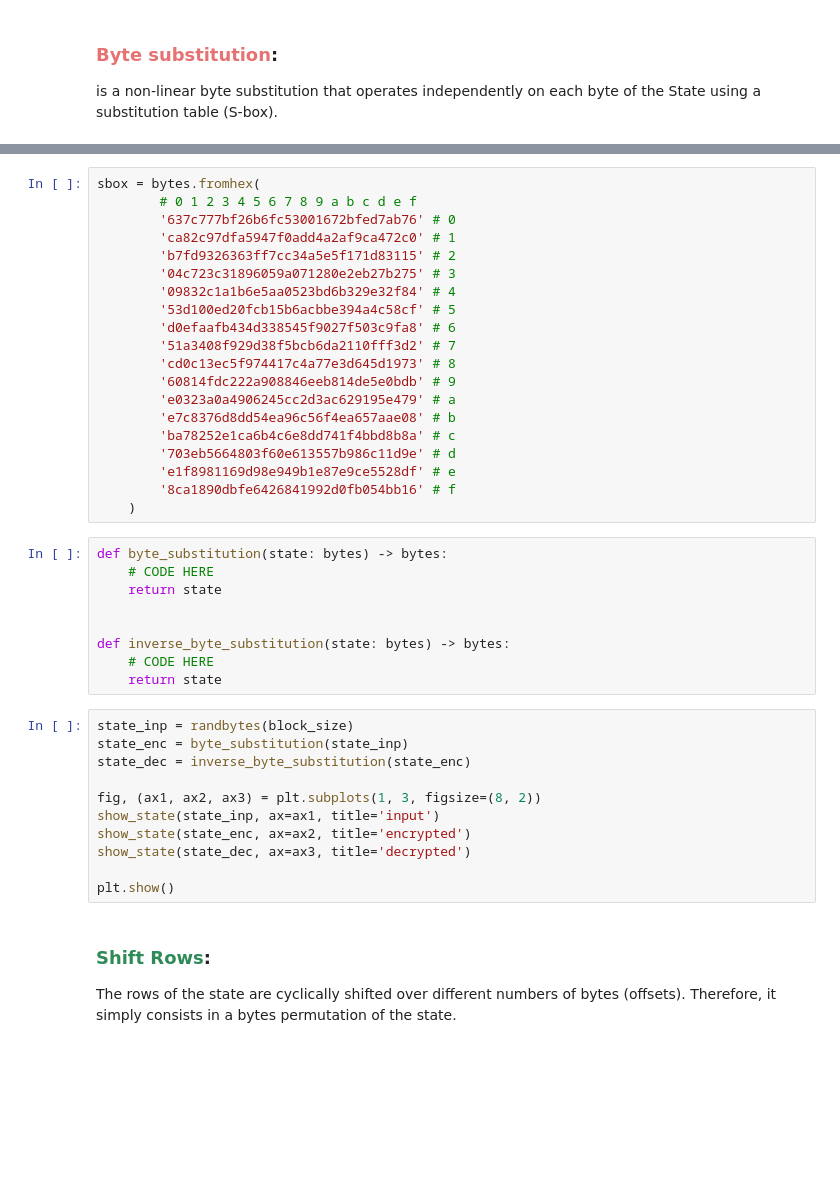
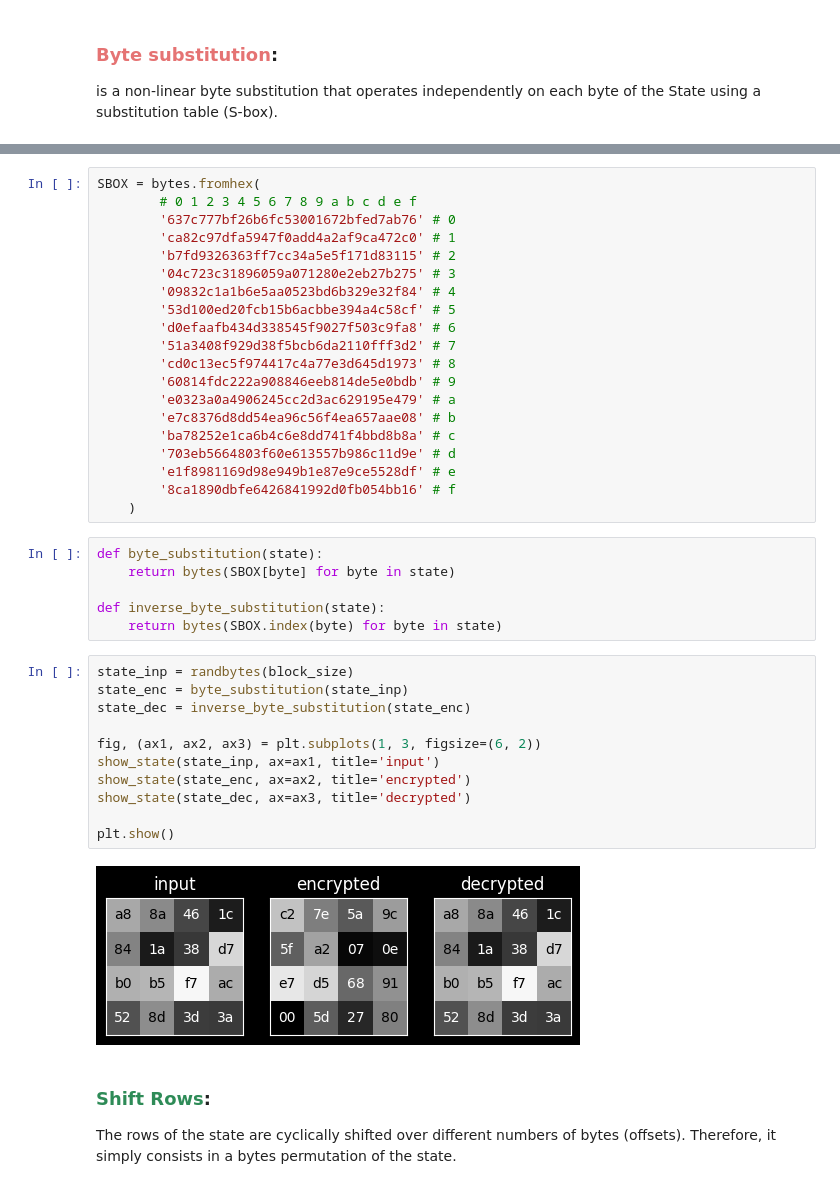
Before and after one commit to marchioa/security, a Jupyter notebook: notebooks/5-block-ciphers.ipynb, the cells around one changed output, grey strips where cells are left out. Saved outputs shown, nothing was run; the diff lists cells and outputs as text; blank space fills up the shorter version.

```diff
--- a/notebooks/5-block-ciphers.ipynb
+++ b/notebooks/5-block-ciphers.ipynb
@@ -136,7 +145,7 @@ is a non-linear byte substitution that operates independently on each byte of th
 # %% [markdown]
 ![Caption](images/byte_substitution.png)
 # %%
-sbox = bytes.fromhex(
+SBOX = bytes.fromhex(
         # 0 1 2 3 4 5 6 7 8 9 a b c d e f
         '637c777bf26b6fc53001672bfed7ab76' # 0
         'ca82c97dfa5947f0add4a2af9ca472c0' # 1
@@ -156,25 +165,24 @@ sbox = bytes.fromhex(
         '8ca1890dbfe6426841992d0fb054bb16' # f
     )
 # %%
-def byte_substitution(state: bytes) -> bytes:
-    # CODE HERE
-    return state
+def byte_substitution(state):
+    return bytes(SBOX[byte] for byte in state)
 
-
-def inverse_byte_substitution(state: bytes) -> bytes:
-    # CODE HERE
-    return state
+def inverse_byte_substitution(state):
+    return bytes(SBOX.index(byte) for byte in state)
 # %%
 state_inp = randbytes(block_size)
 state_enc = byte_substitution(state_inp)
 state_dec = inverse_byte_substitution(state_enc)
 
-fig, (ax1, ax2, ax3) = plt.subplots(1, 3, figsize=(8, 2))
+fig, (ax1, ax2, ax3) = plt.subplots(1, 3, figsize=(6, 2))
 show_state(state_inp, ax=ax1, title='input')
 show_state(state_enc, ax=ax2, title='encrypted')
 show_state(state_dec, ax=ax3, title='decrypted')
 
 plt.show()
+# %% [output]
+[figure, added]
 # %% [markdown]
 ### <span style="color:#2E8B57"><strong>Shift Rows</strong></span>:
 
```
Also changed, not shown: parts of 89 cells of this notebook, 6 other files.
